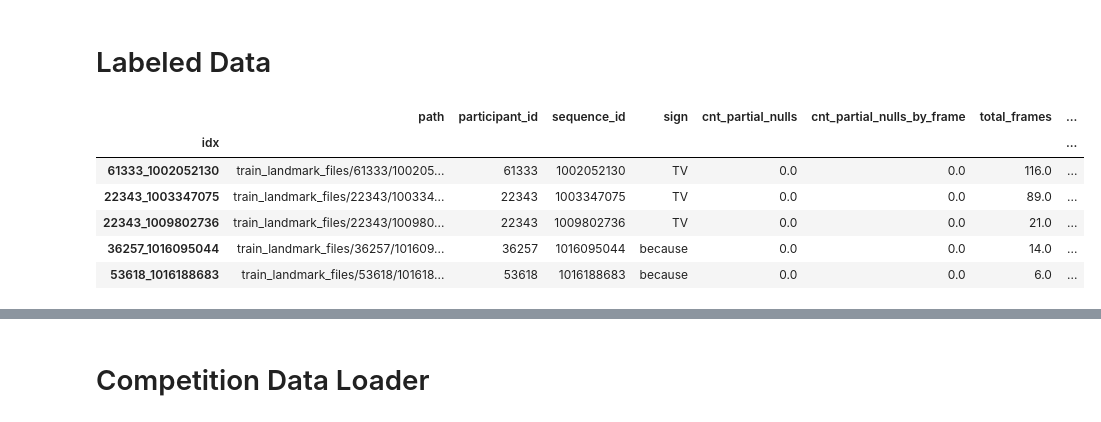
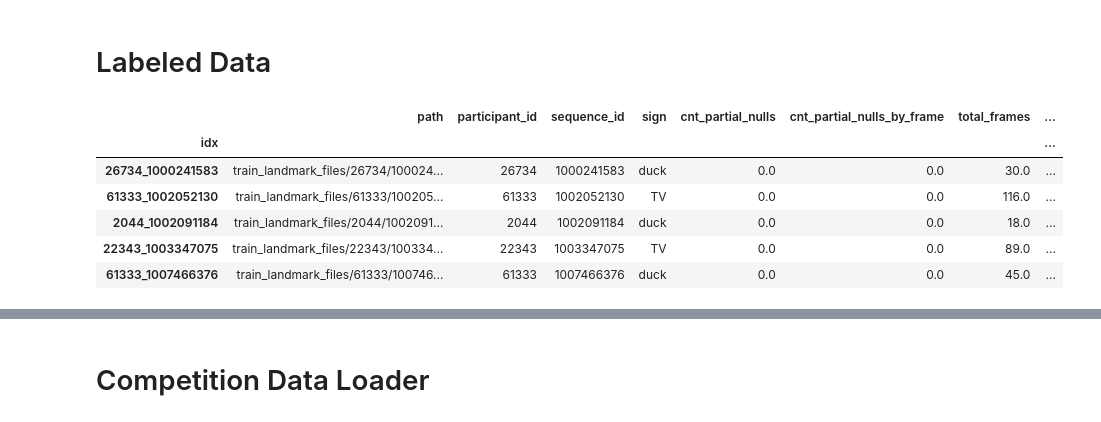
Before and after one commit to brendanfitz/kaggle, a Jupyter notebook: asl-signs/asl-signs-rnn.ipynb, the cells around one changed output, grey strips where cells are left out. Saved outputs shown, nothing was run; the diff lists cells and outputs as text; code cells hidden in the pictures.

```diff
--- a/asl-signs/asl-signs-rnn.ipynb
+++ b/asl-signs/asl-signs-rnn.ipynb
@@ -38,24 +38,27 @@ else:
 with open(path / 'sign_to_prediction_index_map.json') as f:
     sign_labels = json.load(f)
 # %%
+signs_subset = ['TV', 'because', 'duck', 'balloon']
+
+
 train = (pd.read_csv(path / 'train_with_meta.csv')
          .assign(idx=lambda x: x.participant_id.astype(str) + '_' + x.sequence_id.astype(str))
          .set_index('idx')
         )
 
 
 
-signs_subset = ['TV', 'because']
+signs_subset = ['TV', 'because', 'duck']
 train = train.loc[train.sign.isin(signs_subset)]
 
-sign_labels = {'TV': 0, 'because': 1}
+sign_labels = {sign: i for i, sign in enumerate(signs_subset)}
 
 train.head()
 # %% [output]
 |  | path | participant_id | sequence_id | sign | cnt_partial_nulls | cnt_partial_nulls_by_frame | total_frames | ... |
 | idx |  |  |  |  |  |  |  | ... |
+| 26734_1000241583 | train_landmark_files/26734/100024... | 26734 | 1000241583 | duck | 0.0 | 0.0 | 30.0 | ... |
 | 61333_1002052130 | train_landmark_files/61333/100205... | 61333 | 1002052130 | TV | 0.0 | 0.0 | 116.0 | ... |
+| 2044_1002091184 | train_landmark_files/2044/1002091... | 2044 | 1002091184 | duck | 0.0 | 0.0 | 18.0 | ... |
 | 22343_1003347075 | train_landmark_files/22343/100334... | 22343 | 1003347075 | TV | 0.0 | 0.0 | 89.0 | ... |
-| 22343_1009802736 | train_landmark_files/22343/100980... | 22343 | 1009802736 | TV | 0.0 | 0.0 | 21.0 | ... |
-| 36257_1016095044 | train_landmark_files/36257/101609... | 36257 | 1016095044 | because | 0.0 | 0.0 | 14.0 | ... |
-| 53618_1016188683 | train_landmark_files/53618/101618... | 53618 | 1016188683 | because | 0.0 | 0.0 | 6.0 | ... |
+| 61333_1007466376 | train_landmark_files/61333/100746... | 61333 | 1007466376 | duck | 0.0 | 0.0 | 45.0 | ... |
```
Also changed, not shown: parts of 16 cells of this notebook, 3 other files.
